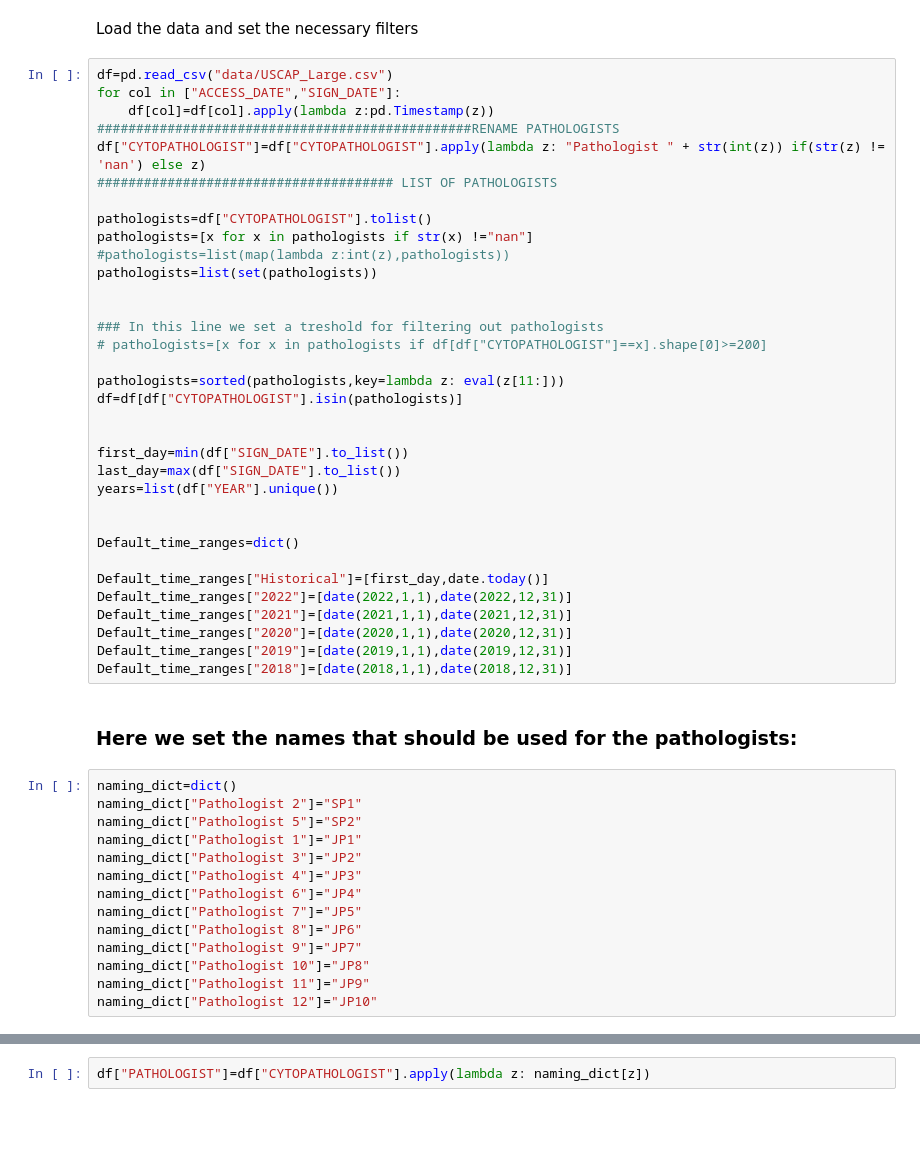
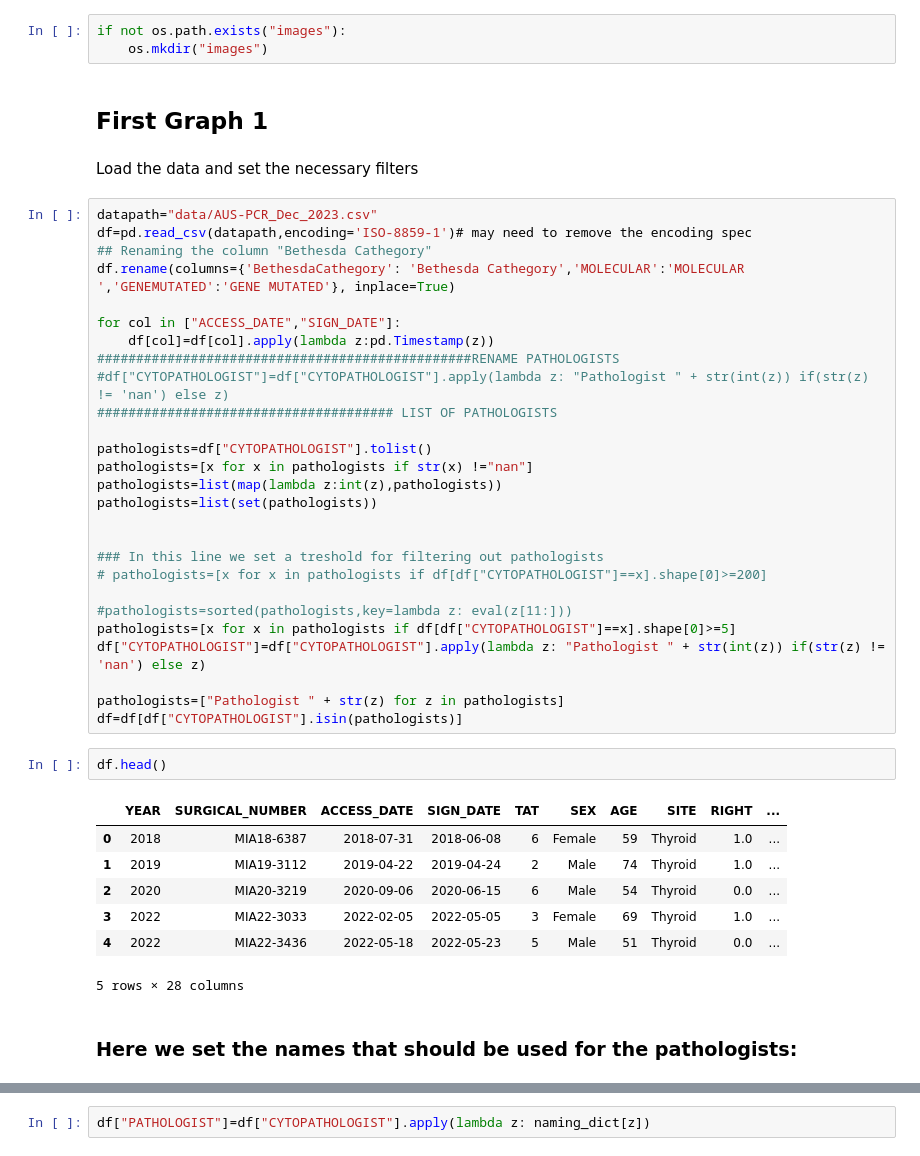
Before and after one commit to mathmax-team/USCAP_Thyroid, a Jupyter notebook: Article_images.ipynb, the cells around one changed output, grey strips where cells are left out. Drawn from its saved outputs; the diff is of its cells as text; blank space fills up the shorter version.

Commit message:
new images dec 20 2023

```diff
--- a/Article_images.ipynb
+++ b/Article_images.ipynb
@@ -10,52 +21,46 @@ from be.controllers.counters import count_by_result,count_cases,count_categories
+# %%
+if not os.path.exists("images"):
+    os.mkdir("images")
+# %% [markdown]
+## First Graph 1
 # %% [markdown]
 Load the data and set the necessary filters
 # %%
-df=pd.read_csv("data/USCAP_Large.csv")
+datapath="data/AUS-PCR_Dec_2023.csv"
+df=pd.read_csv(datapath,encoding='ISO-8859-1')# may need to remove the encoding spec
+## Renaming the column "Bethesda Cathegory"
+df.rename(columns={'BethesdaCathegory': 'Bethesda Cathegory','MOLECULAR':'MOLECULAR ','GENEMUTATED':'GENE MUTATED'}, inplace=True)
+
 for col in ["ACCESS_DATE","SIGN_DATE"]:
     df[col]=df[col].apply(lambda z:pd.Timestamp(z))
 ################################################RENAME PATHOLOGISTS
-df["CYTOPATHOLOGIST"]=df["CYTOPATHOLOGIST"].apply(lambda z: "Pathologist " + str(int(z)) if(str(z) != 'nan') else z)
+#df["CYTOPATHOLOGIST"]=df["CYTOPATHOLOGIST"].apply(lambda z: "Pathologist " + str(int(z)) if(str(z) != 'nan') else z)
 ###################################### LIST OF PATHOLOGISTS
 
 pathologists=df["CYTOPATHOLOGIST"].tolist()
 pathologists=[x for x in pathologists if str(x) !="nan"]
-#pathologists=list(map(lambda z:int(z),pathologists))
+pathologists=list(map(lambda z:int(z),pathologists))
 pathologists=list(set(pathologists))
 
 
 ### In this line we set a treshold for filtering out pathologists
 # pathologists=[x for x in pathologists if df[df["CYTOPATHOLOGIST"]==x].shape[0]>=200]
 
-pathologists=sorted(pathologists,key=lambda z: eval(z[11:]))
+#pathologists=sorted(pathologists,key=lambda z: eval(z[11:]))
+pathologists=[x for x in pathologists if df[df["CYTOPATHOLOGIST"]==x].shape[0]>=5]
+df["CYTOPATHOLOGIST"]=df["CYTOPATHOLOGIST"].apply(lambda z: "Pathologist " + str(int(z)) if(str(z) != 'nan') else z)
+
+pathologists=["Pathologist " + str(z) for z in pathologists]
 df=df[df["CYTOPATHOLOGIST"].isin(pathologists)]
-
-
-first_day=min(df["SIGN_DATE"].to_list())
-last_day=max(df["SIGN_DATE"].to_list())
-years=list(df["YEAR"].unique())
-
-
-Default_time_ranges=dict()
-
-Default_time_ranges["Historical"]=[first_day,date.today()]
-Default_time_ranges["2022"]=[date(2022,1,1),date(2022,12,31)]
-Default_time_ranges["2021"]=[date(2021,1,1),date(2021,12,31)]
-Default_time_ranges["2020"]=[date(2020,1,1),date(2020,12,31)]
-Default_time_ranges["2019"]=[date(2019,1,1),date(2019,12,31)]
-Default_time_ranges["2018"]=[date(2018,1,1),date(2018,12,31)]
+# %%
+df.head()
+# %% [output]
+|  | YEAR | SURGICAL_NUMBER | ACCESS_DATE | SIGN_DATE | TAT | SEX | AGE | SITE | RIGHT | ... |
+| 0 | 2018 | MIA18-6387 | 2018-07-31 | 2018-06-08 | 6 | Female | 59 | Thyroid | 1.0 | ... |
+| 1 | 2019 | MIA19-3112 | 2019-04-22 | 2019-04-24 | 2 | Male | 74 | Thyroid | 1.0 | ... |
+| 2 | 2020 | MIA20-3219 | 2020-09-06 | 2020-06-15 | 6 | Male | 54 | Thyroid | 0.0 | ... |
+| 3 | 2022 | MIA22-3033 | 2022-02-05 | 2022-05-05 | 3 | Female | 69 | Thyroid | 1.0 | ... |
+| 4 | 2022 | MIA22-3436 | 2022-05-18 | 2022-05-23 | 5 | Male | 51 | Thyroid | 0.0 | ... |
+5 rows × 28 columns
 # %% [markdown]
 ### Here we set the names that should be used for the pathologists:
-# %%
-naming_dict=dict()
-naming_dict["Pathologist 2"]="SP1"
-naming_dict["Pathologist 5"]="SP2"
-naming_dict["Pathologist 1"]="JP1"
-naming_dict["Pathologist 3"]="JP2"
-naming_dict["Pathologist 4"]="JP3"
-naming_dict["Pathologist 6"]="JP4"
-naming_dict["Pathologist 7"]="JP5"
-naming_dict["Pathologist 8"]="JP6"
-naming_dict["Pathologist 9"]="JP7"
-naming_dict["Pathologist 10"]="JP8"
-naming_dict["Pathologist 11"]="JP9"
-naming_dict["Pathologist 12"]="JP10"
```
Also changed, not shown: parts of 83 cells of this notebook, 1 other file.
